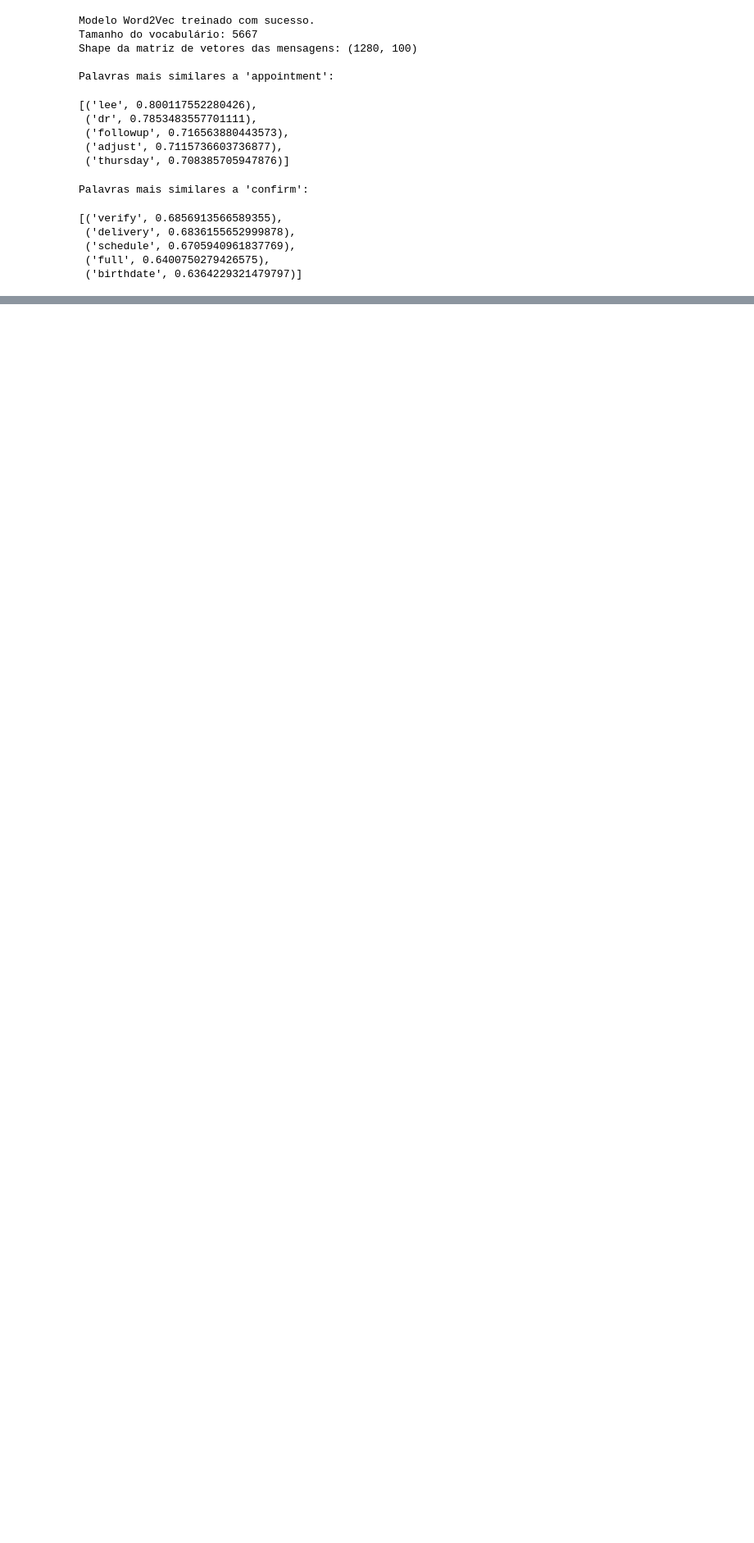
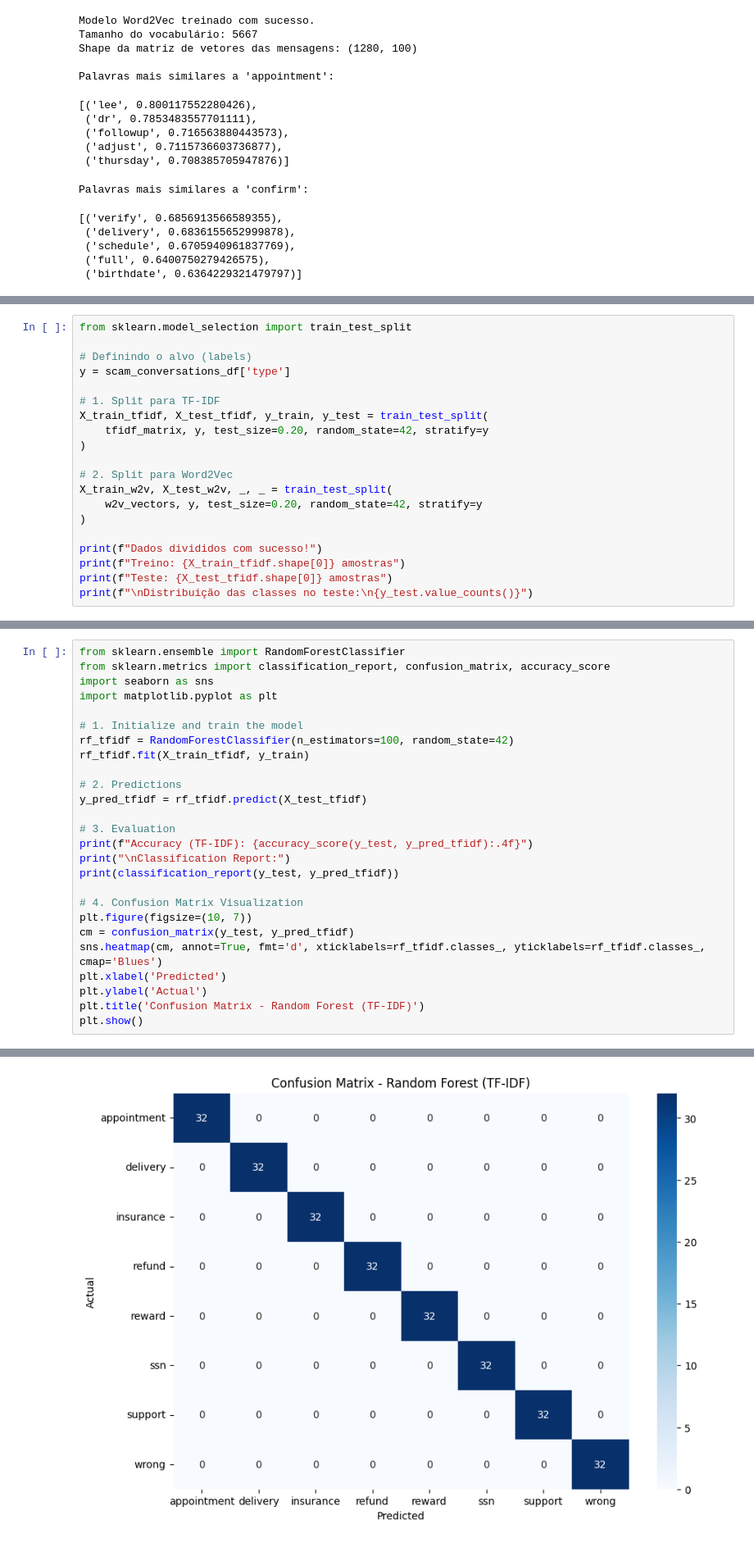
Before and after one commit to Joaoplims/NLP-HandsOn, a Jupyter notebook: HOF02/HOF02_IntentionalityFilter.ipynb, the cells around one changed output, grey strips where cells are left out. Shown at 82% size. Saved outputs shown, nothing was run; the diff lists cells and outputs as text; blank space fills up the shorter version.

Commit message:
Wip: training to understand the data leaking and solve this problem with the dataset

```diff
--- a/HOF02/HOF02_IntentionalityFilter.ipynb
+++ b/HOF02/HOF02_IntentionalityFilter.ipynb
@@ -414,0 +493,20 @@ Palavras mais similares a 'confirm':
+# %%
+from sklearn.model_selection import train_test_split
+
+# Definindo o alvo (labels)
+y = scam_conversations_df['type']
+
+# 1. Split para TF-IDF
+X_train_tfidf, X_test_tfidf, y_train, y_test = train_test_split(
+    tfidf_matrix, y, test_size=0.20, random_state=42, stratify=y
+)
+
+# 2. Split para Word2Vec
+X_train_w2v, X_test_w2v, _, _ = train_test_split(
+    w2v_vectors, y, test_size=0.20, random_state=42, stratify=y
+)
+
+print(f"Dados divididos com sucesso!")
+print(f"Treino: {X_train_tfidf.shape[0]} amostras")
+print(f"Teste: {X_test_tfidf.shape[0]} amostras")
+print(f"\nDistribuição das classes no teste:\n{y_test.value_counts()}")
@@ -414,0 +532,27 @@ Palavras mais similares a 'confirm':
+# %%
+from sklearn.ensemble import RandomForestClassifier
+from sklearn.metrics import classification_report, confusion_matrix, accuracy_score
+import seaborn as sns
+import matplotlib.pyplot as plt
+
+# 1. Initialize and train the model
+rf_tfidf = RandomForestClassifier(n_estimators=100, random_state=42)
+rf_tfidf.fit(X_train_tfidf, y_train)
+
+# 2. Predictions
+y_pred_tfidf = rf_tfidf.predict(X_test_tfidf)
+
+# 3. Evaluation
+print(f"Accuracy (TF-IDF): {accuracy_score(y_test, y_pred_tfidf):.4f}")
+print("\nClassification Report:")
+print(classification_report(y_test, y_pred_tfidf))
+
+# 4. Confusion Matrix Visualization
+plt.figure(figsize=(10, 7))
+cm = confusion_matrix(y_test, y_pred_tfidf)
+sns.heatmap(cm, annot=True, fmt='d', xticklabels=rf_tfidf.classes_, yticklabels=rf_tfidf.classes_, cmap='Blues')
+plt.xlabel('Predicted')
+plt.ylabel('Actual')
+plt.title('Confusion Matrix - Random Forest (TF-IDF)')
+plt.show()
+# %% [output]
@@ -414,0 +576 @@ Palavras mais similares a 'confirm':
+[figure, added]
```
Also changed, not shown: parts of 13 cells of this notebook.
